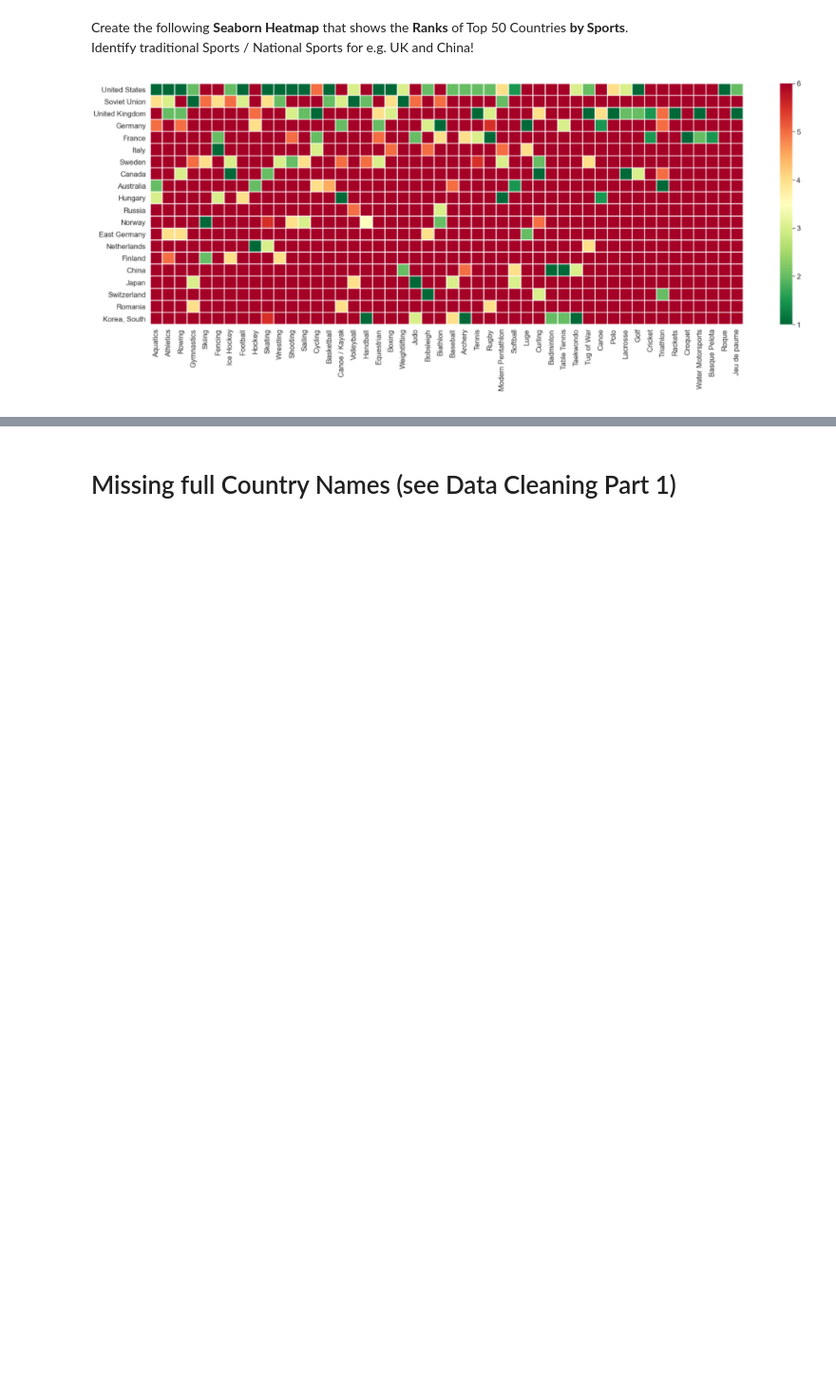
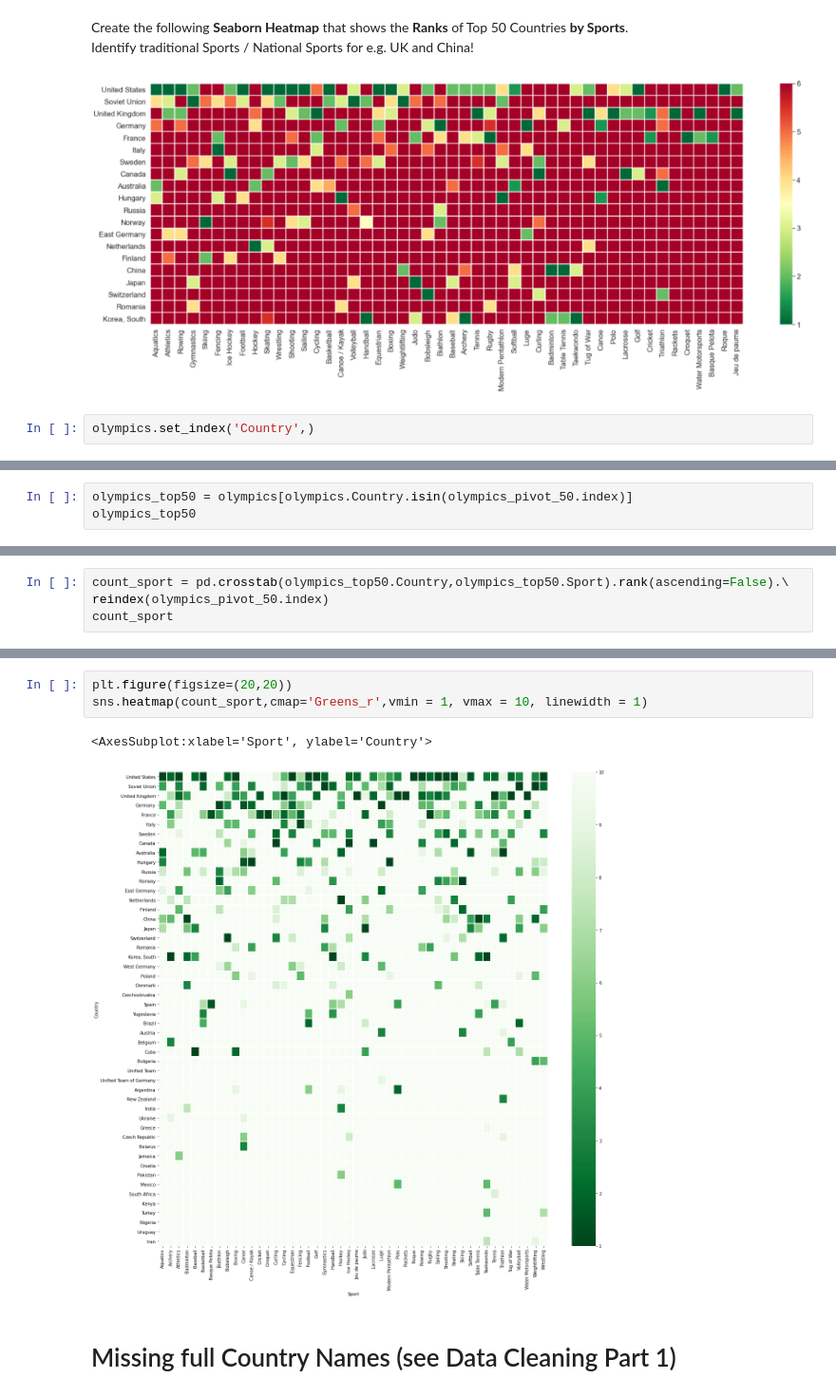
Before and after one commit to hamednasr/Explanatory-Data-Analysis, a Jupyter notebook: Explanatory_DataAnalysis_Challenge.ipynb, the cells around one changed output, grey strips where cells are left out. Shown at 95% size. Drawn from its saved outputs; the diff is of its cells as text; blank space fills up the shorter version.

Commit message:
country sport heatmap

```diff
--- a/Explanatory_DataAnalysis_Challenge.ipynb
+++ b/Explanatory_DataAnalysis_Challenge.ipynb
@@ -1021,3 +1021,5 @@ Create the following __Seaborn Heatmap__ that shows the __Ranks__ of Top 50 Coun
 Identify traditional Sports / National Sports for e.g. UK and China!
 # %% [markdown]
 ![image.png](attachment:image.png)
+# %%
+olympics.set_index('Country',)
@@ -1023,0 +1055,3 @@ Identify traditional Sports / National Sports for e.g. UK and China!
+# %%
+olympics_top50 = olympics[olympics.Country.isin(olympics_pivot_50.index)]
+olympics_top50
@@ -1023,0 +1072,4 @@ Identify traditional Sports / National Sports for e.g. UK and China!
+# %%
+count_sport = pd.crosstab(olympics_top50.Country,olympics_top50.Sport).rank(ascending=False).\
+reindex(olympics_pivot_50.index)
+count_sport
@@ -1024,3 +1096,9 @@ Identify traditional Sports / National Sports for e.g. UK and China!
+# %%
+plt.figure(figsize=(20,20))
+sns.heatmap(count_sport,cmap='Greens_r',vmin = 1, vmax = 10, linewidth = 1)
+# %% [output]
+<AxesSubplot:xlabel='Sport', ylabel='Country'>
+[figure, added]
 # %% [markdown]
 # Missing full Country Names (see Data Cleaning Part 1)
 # %%
```
Also changed, not shown: parts of 4 cells of this notebook.
